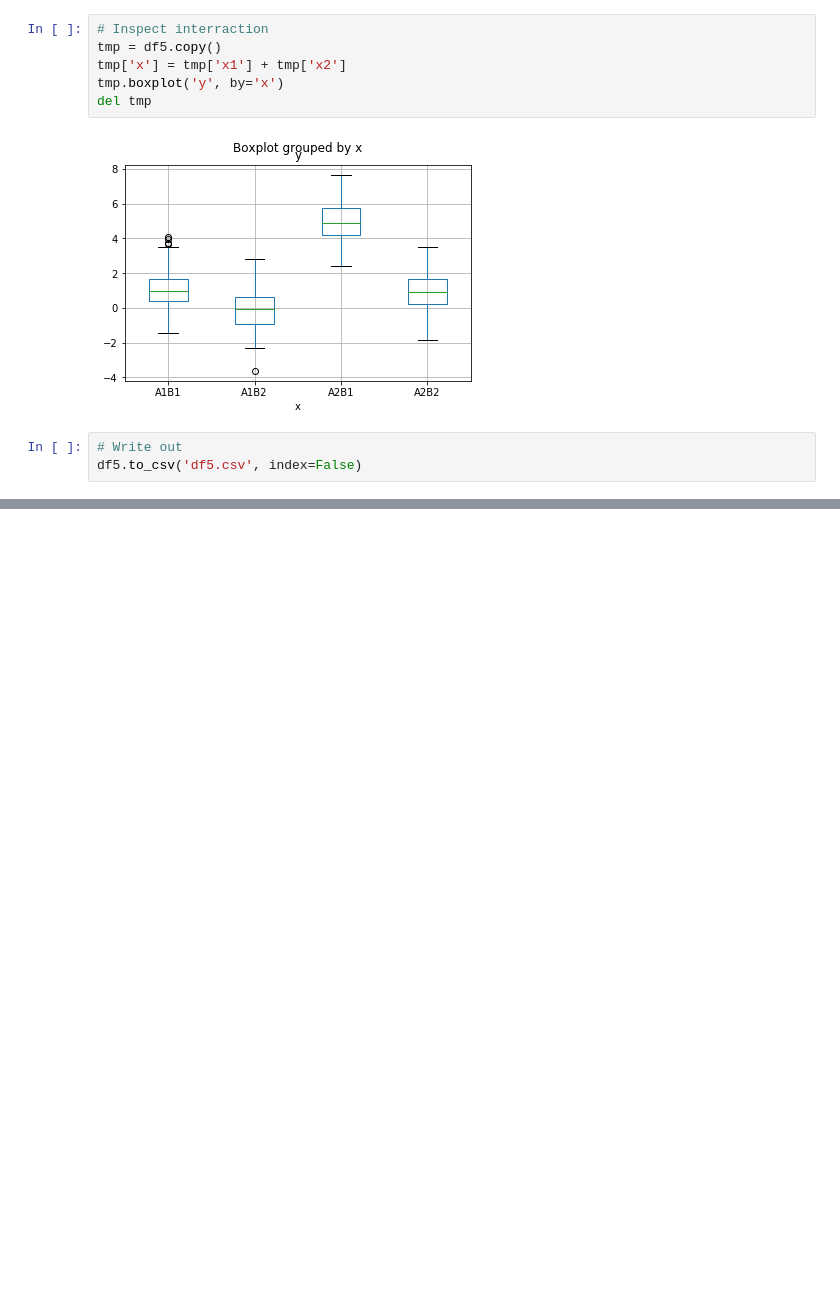
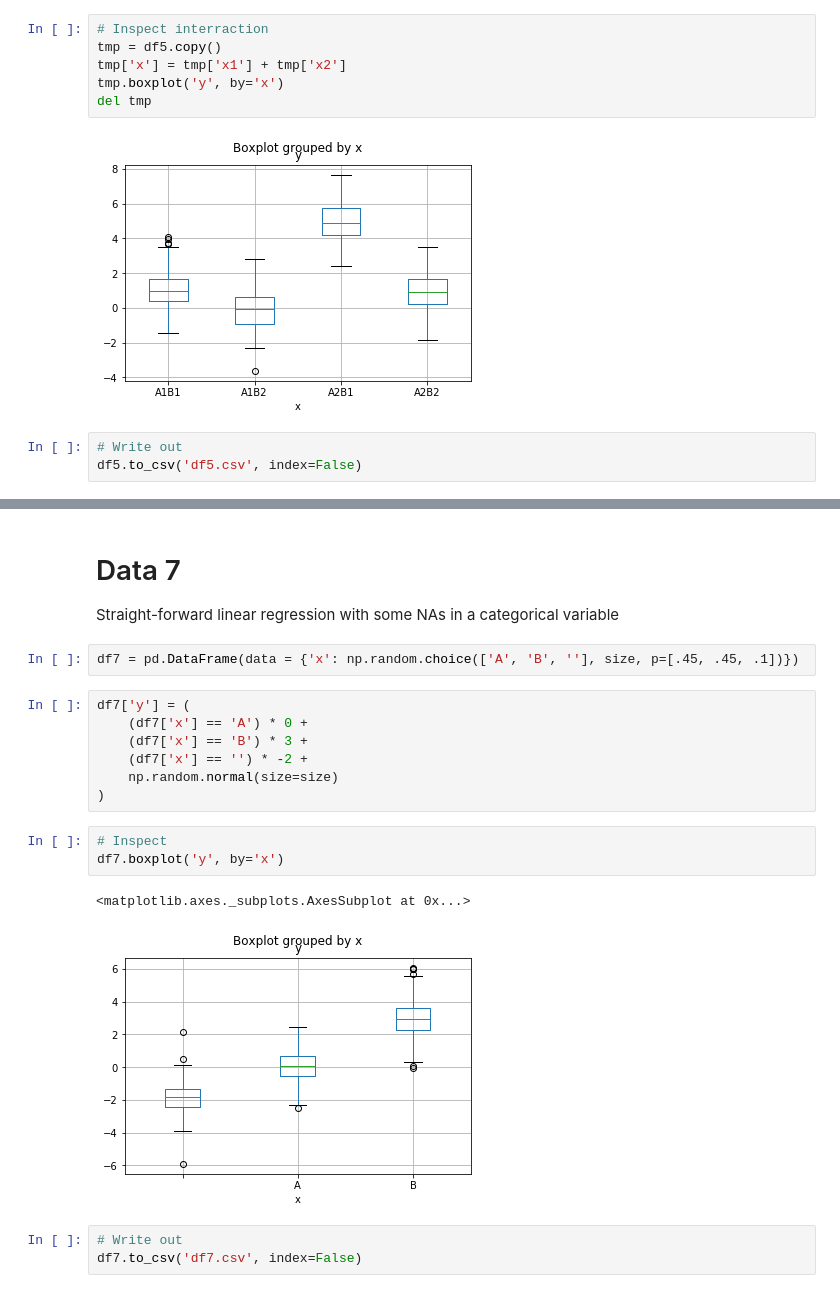
Before and after one commit to derek-damron/python_playground, a Jupyter notebook: modelling/data/generate_data.ipynb, the cells around one changed output, grey strips where cells are left out. Saved outputs shown, nothing was run; the diff lists cells and outputs as text; blank space fills up the shorter version.

```diff
--- a/modelling/data/generate_data.ipynb
+++ b/modelling/data/generate_data.ipynb
@@ -129,0 +180,22 @@ df5.to_csv('df5.csv', index=False)
+# %% [markdown]
+# Data 7
+
+Straight-forward linear regression with some NAs in a categorical variable
+# %%
+df7 = pd.DataFrame(data = {'x': np.random.choice(['A', 'B', ''], size, p=[.45, .45, .1])})
+# %%
+df7['y'] = (
+    (df7['x'] == 'A') * 0 +
+    (df7['x'] == 'B') * 3 +
+    (df7['x'] == '') * -2 +
+    np.random.normal(size=size)
+)
+# %%
+# Inspect
+df7.boxplot('y', by='x')
+# %% [output]
+<matplotlib.axes._subplots.AxesSubplot at 0x...>
+[figure, added]
+# %%
+# Write out
+df7.to_csv('df7.csv', index=False)
```
Also changed, not shown: parts of 17 cells of this notebook, 3 other files.
